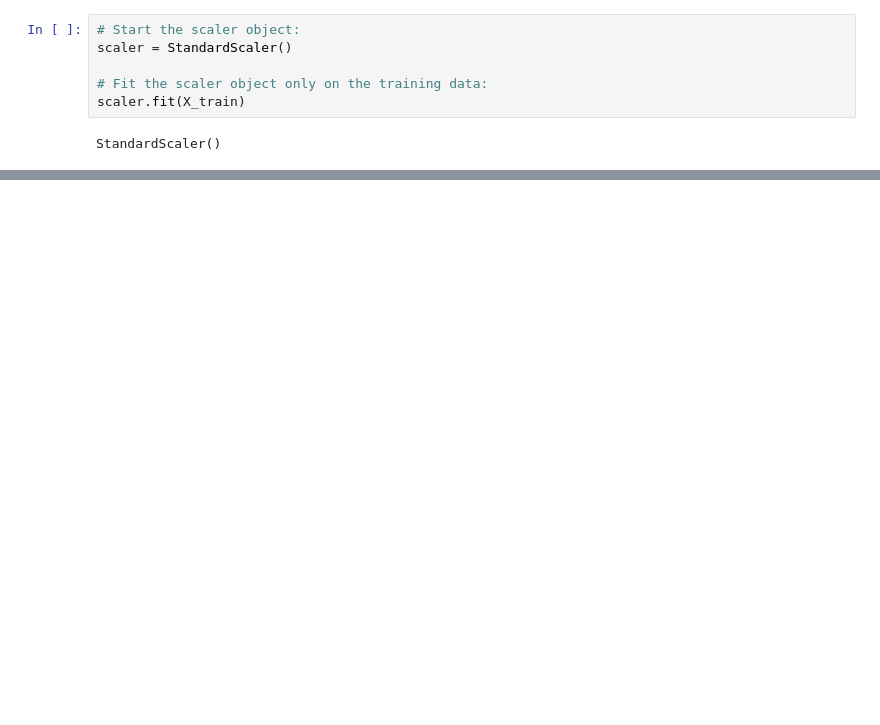
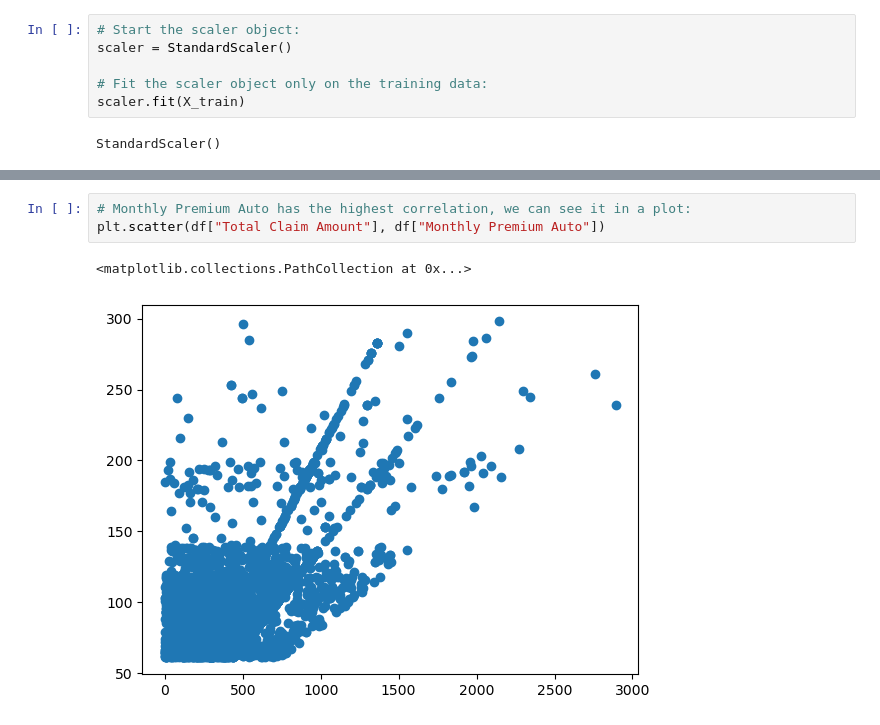
Before and after one commit to TheFriendlyTwin/lab-customer-analysis-round-2, a Jupyter notebook: Lab_Customer Analysis Round 2.ipynb, the cells around one changed output, grey strips where cells are left out. Drawn from its saved outputs; the diff is of its cells as text; blank space fills up the shorter version.

```diff
--- a/Lab_Customer Analysis Round 2.ipynb
+++ b/Lab_Customer Analysis Round 2.ipynb
@@ -1078,0 +1139,6 @@ To https://github.com/TheFriendlyTwin/lab-customer-analysis-round-2.git
+# %%
+# Monthly Premium Auto has the highest correlation, we can see it in a plot:
+plt.scatter(df["Total Claim Amount"], df["Monthly Premium Auto"])
+# %% [output]
+<matplotlib.collections.PathCollection at 0x...>
+[figure, added]
```
Also changed, not shown: parts of 25 cells of this notebook.
